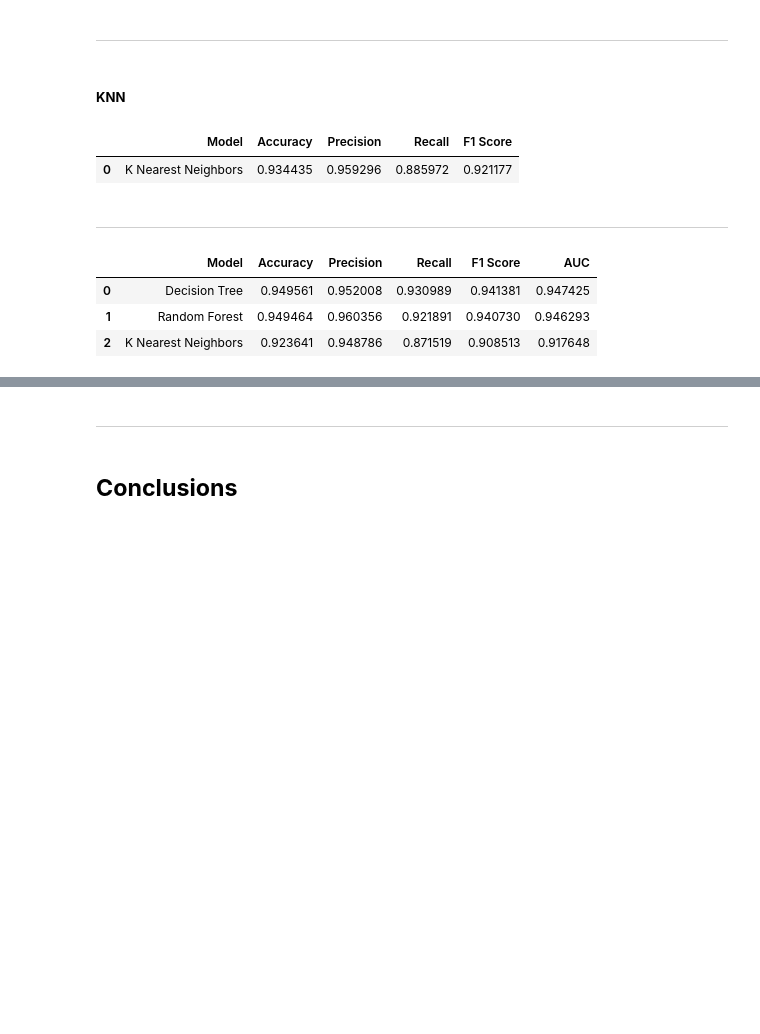
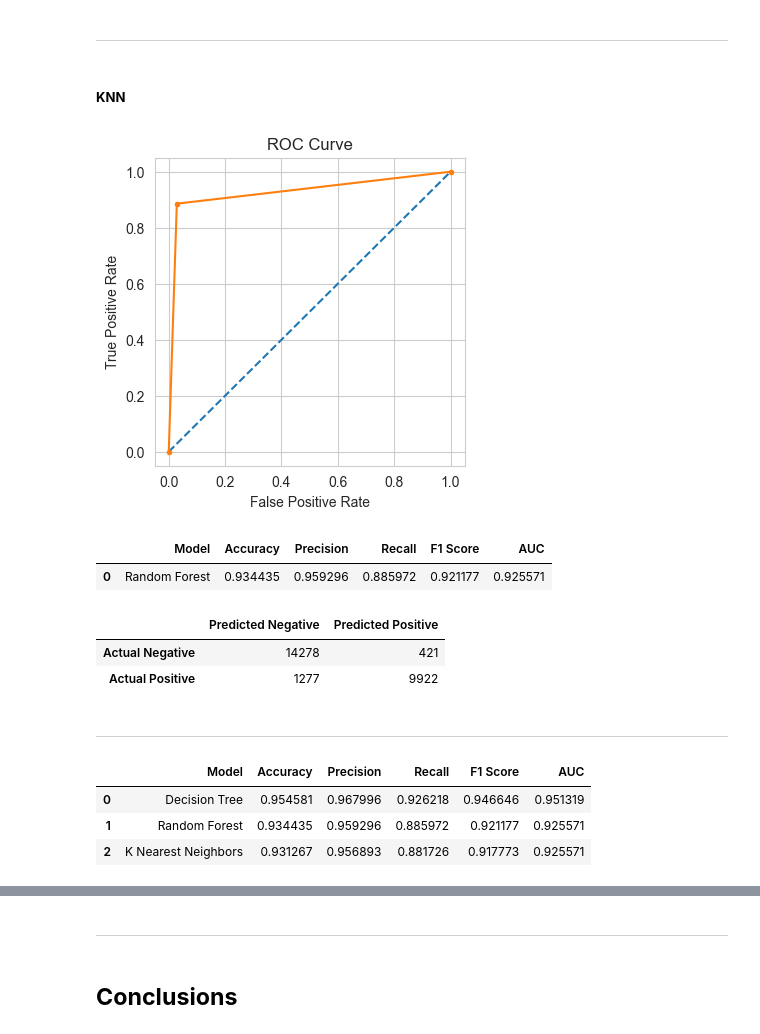
Before and after one commit to Chargent/Trains-Customers-Satisfaction-Machine-Learning-Project, a Jupyter notebook: main.ipynb, the cells around one changed output, grey strips where cells are left out. Saved outputs shown, nothing was run; the diff lists cells and outputs as text; code cells hidden in the pictures; blank space fills up the shorter version.

```diff
--- a/main.ipynb
+++ b/main.ipynb
@@ -881,7 +888,7 @@ DT_gridcv = GridSearchCV(
 DT_gridcv.fit(training, training_check)
 
 # Printing the best parameters
-grid_bestparams_DT = DT_gridcv.bestparams
+grid_bestparams_DT = DT_gridcv.best_params_
 print(f"Best paramters: {grid_bestparams_DT}")
 
 # Initializing the model with the best parameters
@@ -944,7 +961,7 @@ RF_randcv = RandomizedSearchCV(
     Random_Forest,
     scoring='accuracy',
     param_distributions=random_grid_RF,
-    n_iter=3,
+    n_iter=10,
     cv=5,
     verbose=1,
     random_state=69,
@@ -1307,37 +1349,42 @@ cm
 # %%
 #print all the scores
 prediction_KNN = KNN_bestparams.predict(test_encoded)
 
 # Calculating the performance metrics
 accuracy_KNN = accuracy_score(test_check, prediction_KNN)
 precision_KNN = precision_score(test_check, prediction_KNN)
 recall_KNN = recall_score(test_check, prediction_KNN)
 f1_KNN = f1_score(test_check, prediction_KNN)
 
 # Calculting the ROC Score
-fpr, tpr, thresholds = roc_curve(validation_test_check, prediction_KNN)
+fpr, tpr, thresholds = roc_curve(test_check, prediction_KNN)
 auc_RF = auc(fpr, tpr)
 
 # Plotting the ROC Curve
 plt.plot([0, 1], [0, 1], linestyle='--')
 plt.plot(fpr, tpr, marker='.')
 plt.rcParams['figure.figsize'] = [4, 4]
 plt.title('ROC Curve')
 plt.xlabel('False Positive Rate')
 plt.ylabel('True Positive Rate')
 plt.show()
 
 # Printing the results in a dataframe
 results_rf = pd.DataFrame(data=[['Random Forest', accuracy_KNN, precision_KNN, recall_KNN, f1_KNN, auc_KNN]],
                         columns=['Model', 'Accuracy', 'Precision', 'Recall', 'F1 Score', 'AUC'])
 results_rf
 # %% [output]
+[figure, added]
-|  | Model | Accuracy | Precision | Recall | F1 Score |
-| 0 | K Nearest Neighbors | 0.934435 | 0.959296 | 0.885972 | 0.921177 |
+|  | Model | Accuracy | Precision | Recall | F1 Score | AUC |
+| 0 | Random Forest | 0.934435 | 0.959296 | 0.885972 | 0.921177 | 0.925571 |
 # %%
-cm = confusion_matrix(validation_test_check, prediction_KNN)
+cm = confusion_matrix(test_check, prediction_KNN)
 cm = pd.DataFrame(cm, index=['Actual Negative', 'Actual Positive'], columns=['Predicted Negative', 'Predicted Positive'])
 cm
+# %% [output]
+|  | Predicted Negative | Predicted Positive |
+| Actual Negative | 14278 | 421 |
+| Actual Positive | 1277 | 9922 |
 # %% [markdown]
 ---
 # %%
@@ -1346,9 +1393,9 @@ test_results = test_results.sort_values(by='Accuracy', ascending=False)
 test_results
 # %% [output]
 |  | Model | Accuracy | Precision | Recall | F1 Score | AUC |
-| 0 | Decision Tree | 0.949561 | 0.952008 | 0.930989 | 0.941381 | 0.947425 |
-| 1 | Random Forest | 0.949464 | 0.960356 | 0.921891 | 0.940730 | 0.946293 |
-| 2 | K Nearest Neighbors | 0.923641 | 0.948786 | 0.871519 | 0.908513 | 0.917648 |
+| 0 | Decision Tree | 0.954581 | 0.967996 | 0.926218 | 0.946646 | 0.951319 |
+| 1 | Random Forest | 0.934435 | 0.959296 | 0.885972 | 0.921177 | 0.925571 |
+| 2 | K Nearest Neighbors | 0.931267 | 0.956893 | 0.881726 | 0.917773 | 0.925571 |
 # %%
 # Defining positions and bar width
 positions = range(len(['Accuracy', 'Precision', 'Recall', 'F1 Score', 'AUC']))
```
Also changed, not shown: parts of 29 cells of this notebook.
